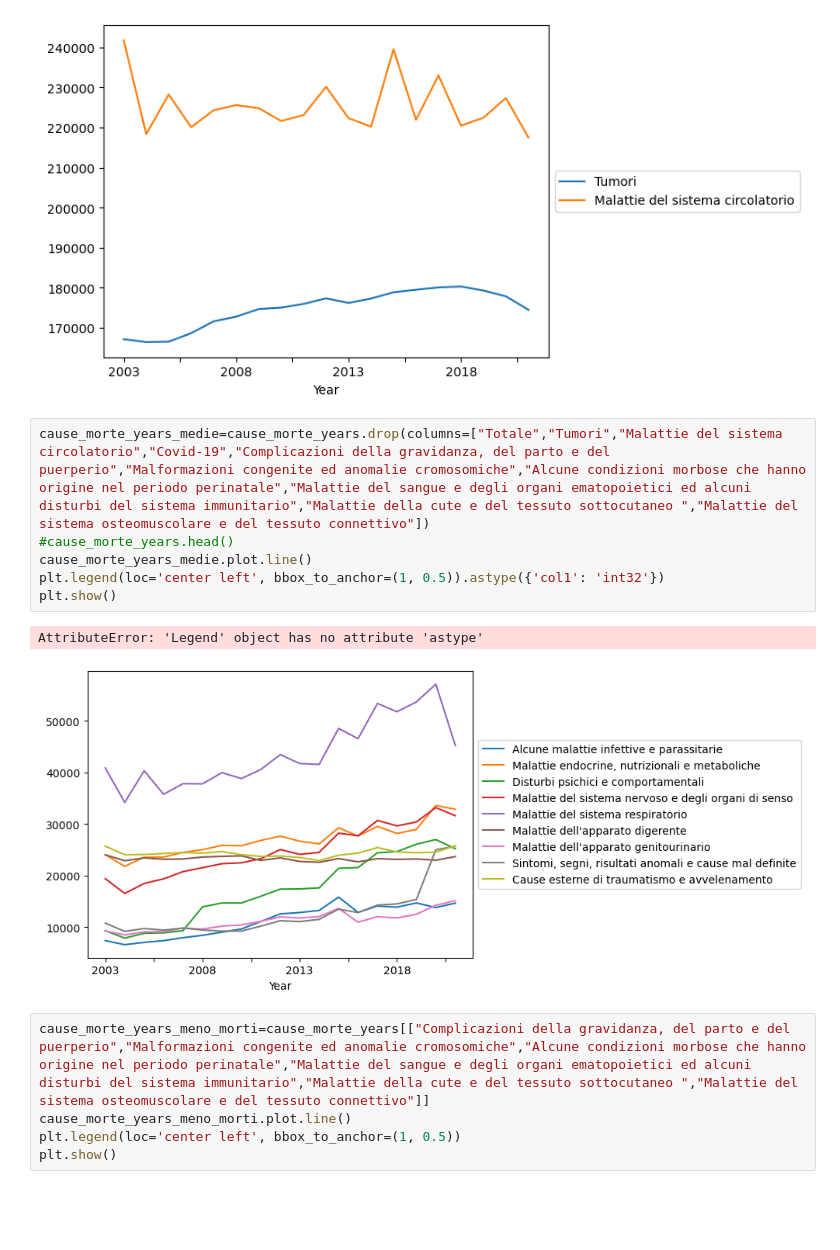
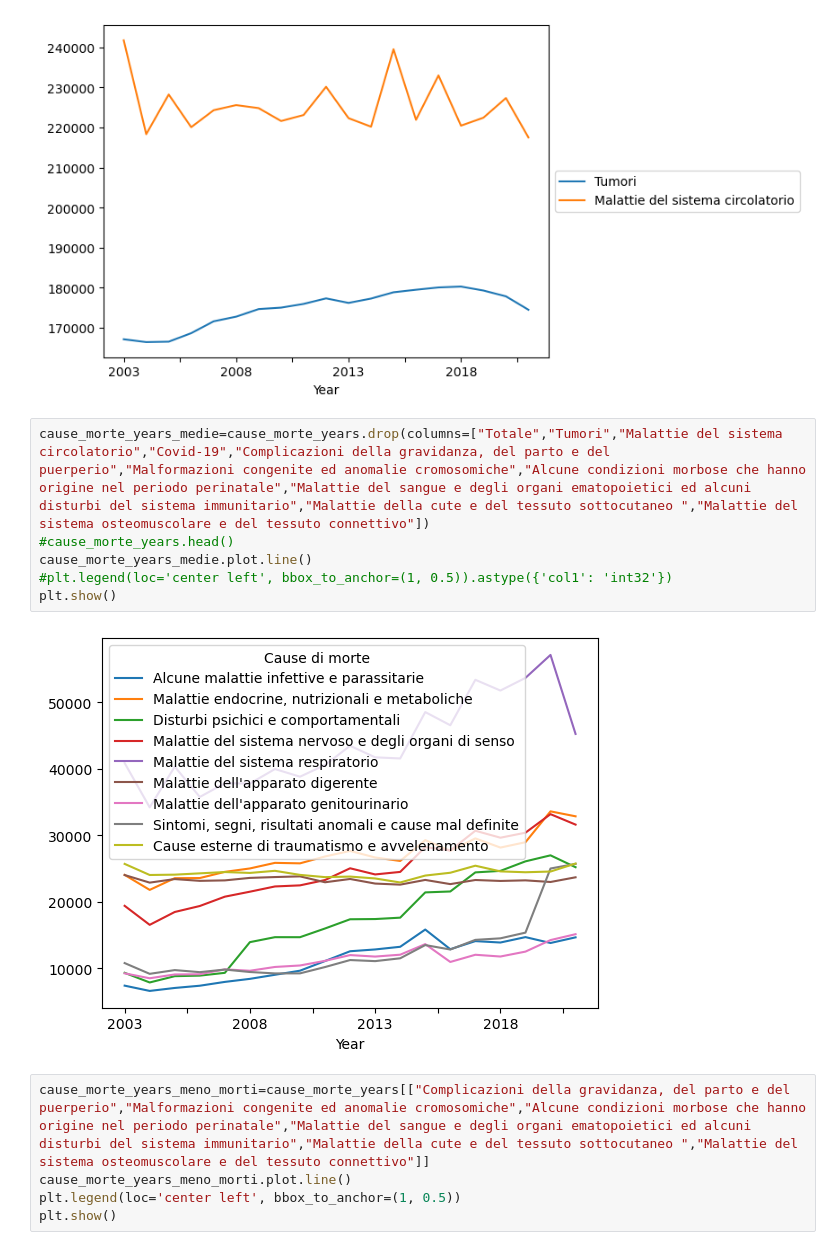
Before and after one commit to CapraCampa/Progetto-Visualizzazione-Scientifica, a Jupyter notebook: bozza.ipynb, the cells around one changed output. Saved outputs shown, nothing was run; the diff lists cells and outputs as text; blank space fills up the shorter version.

```diff
--- a/bozza.ipynb
+++ b/bozza.ipynb
@@ -215,12 +215,11 @@ plt.show()
 # %%
 cause_morte_years_medie=cause_morte_years.drop(columns=["Totale","Tumori","Malattie del sistema circolatorio","Covid-19","Complicazioni della gravidanza, del parto e del puerperio","Malformazioni congenite ed anomalie cromosomiche","Alcune condizioni morbose che hanno origine nel periodo perinatale","Malattie del sangue e degli organi ematopoietici ed alcuni disturbi del sistema immunitario","Malattie della cute e del tessuto sottocutaneo ","Malattie del sistema osteomuscolare e del tessuto connettivo"])
 #cause_morte_years.head()
 cause_morte_years_medie.plot.line()
-plt.legend(loc='center left', bbox_to_anchor=(1, 0.5)).astype({'col1': 'int32'})
+#plt.legend(loc='center left', bbox_to_anchor=(1, 0.5)).astype({'col1': 'int32'})
 plt.show()
 # %% [output]
-AttributeError: 'Legend' object has no attribute 'astype'
-[figure, old version]
+[figure, new version]
 # %%
 cause_morte_years_meno_morti=cause_morte_years[["Complicazioni della gravidanza, del parto e del puerperio","Malformazioni congenite ed anomalie cromosomiche","Alcune condizioni morbose che hanno origine nel periodo perinatale","Malattie del sangue e degli organi ematopoietici ed alcuni disturbi del sistema immunitario","Malattie della cute e del tessuto sottocutaneo ","Malattie del sistema osteomuscolare e del tessuto connettivo"]]
 cause_morte_years_meno_morti.plot.line()
```
Also changed, not shown: parts of 3 cells of this notebook, 18 other files.
